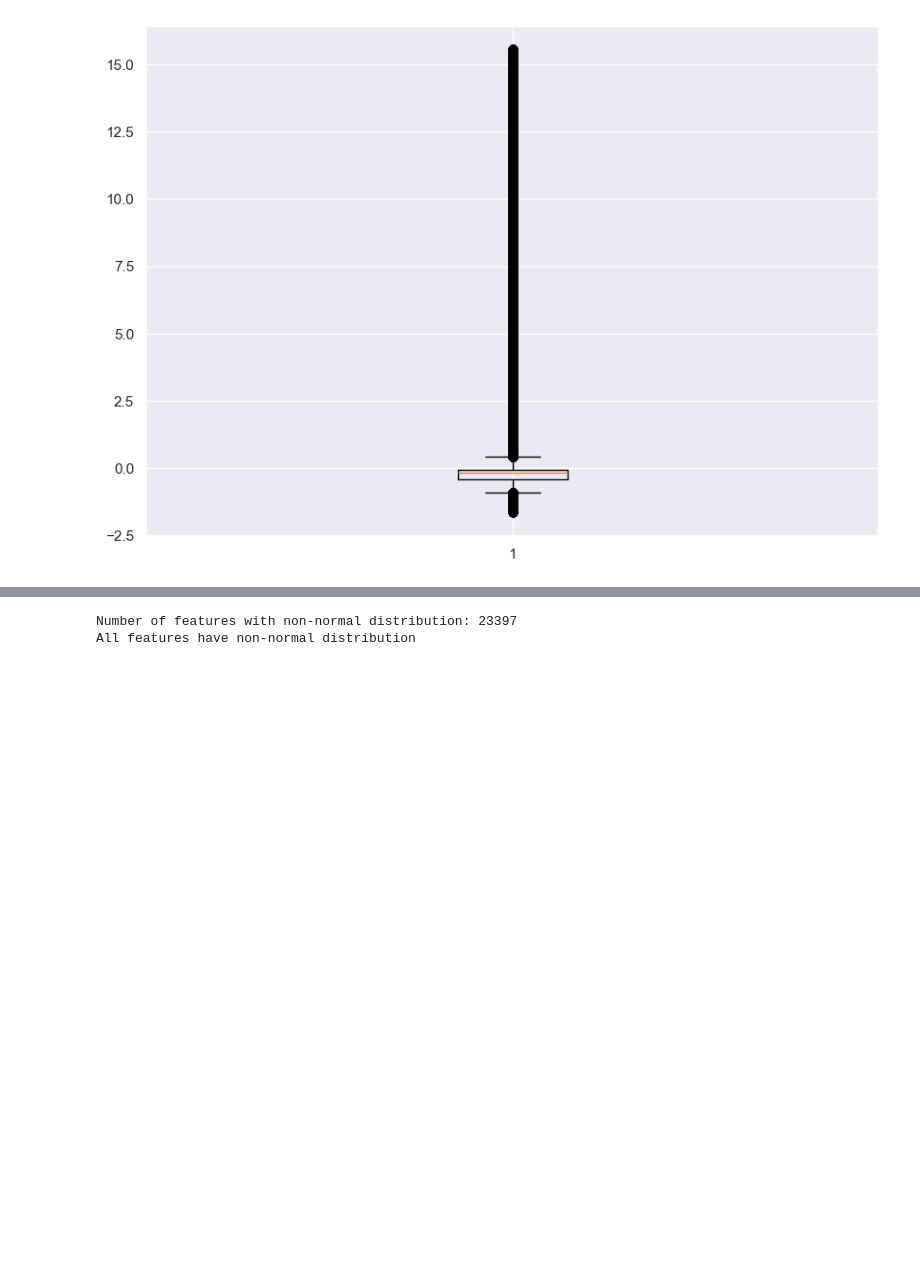
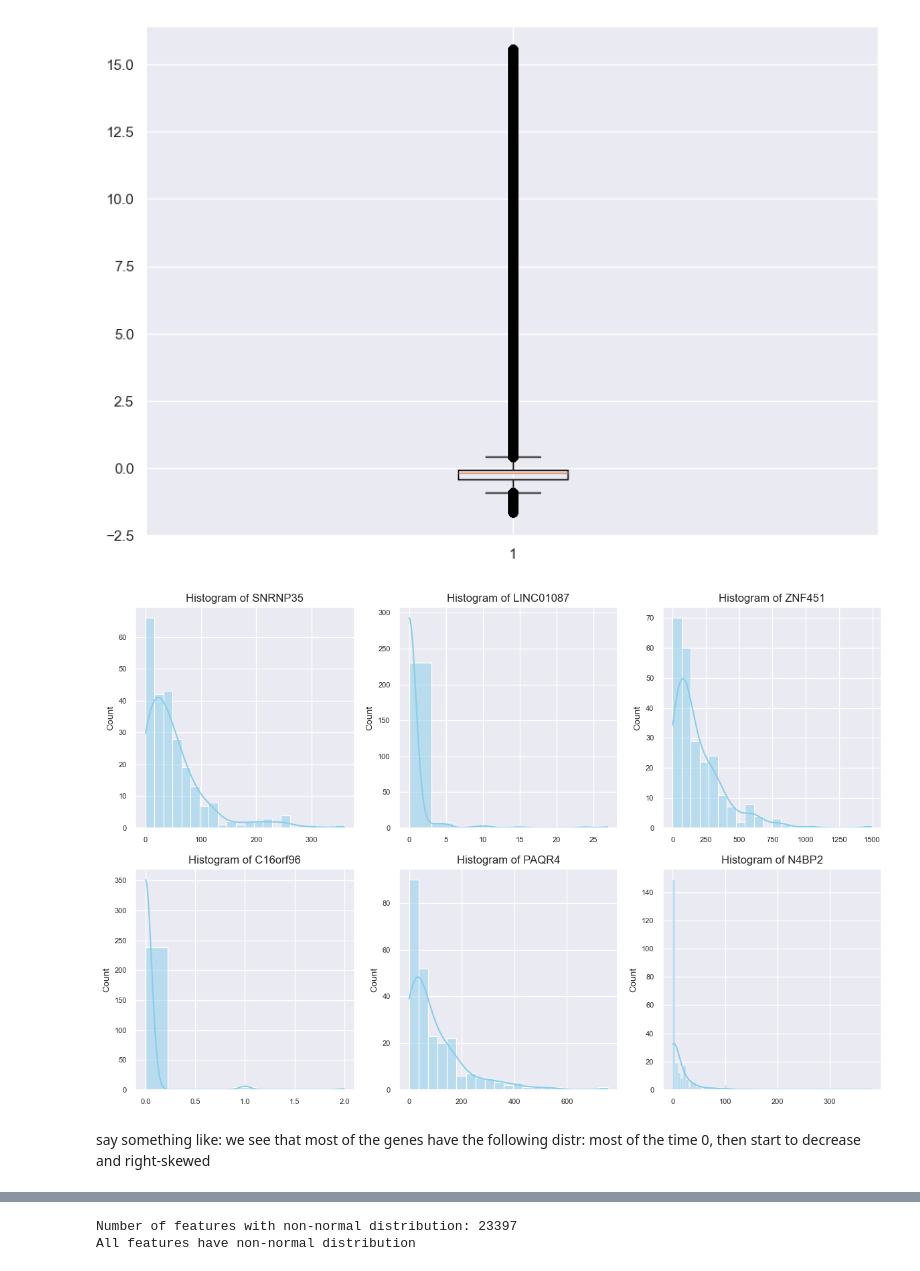
Before and after one commit to eghirardo/ai_lab, a Jupyter notebook: data_proc.ipynb, the cells around one changed output, grey strips where cells are left out. Cells and saved outputs as stored; diff of their text form; code cells hidden in the pictures; blank space fills up the shorter version.

```diff
--- a/data_proc.ipynb
+++ b/data_proc.ipynb
@@ -479,3 +479,32 @@ plt.boxplot(features_array_normalized.flatten())
  'fliers': [<matplotlib.lines.Line2D at 0x...>],
  'means': []}
 [figure]
+# %%
+#visualize the distribution of the data through histograms
+np.random.seed(42)
+
+# Number of boxplots you want to create
+num_boxplots = 6
+
+# Randomly select column indices
+random_columns = np.random.choice(merged.columns[1:], num_boxplots, replace=False)
+
+
+
+fig = plt.figure(figsize=(12, 8))
+for i, column in enumerate(random_columns):  # Adjusted to only consider the first 5 columns
+    plt.subplot(2, 3, i+1)  # Adjusted to fit in a 2x3 grid
+    sns.histplot(merged[column], kde=True, color='skyblue')
+    plt.title(f'Histogram of {column}', fontsize=12)
+    plt.xlabel('')
+    plt.ylabel('Count', fontsize=10)
+    plt.xticks(fontsize=8)
+    plt.yticks(fontsize=8)
+    plt.grid(True)
+plt.tight_layout()
+plt.show()
+# %% [output]
+[figure, added]
+# %% [markdown]
+say something like: we see that most of the genes have the following distr:
+most of the time 0, then start to decrease and right-skewed
```
Also changed, not shown: parts of 4 cells of this notebook.
